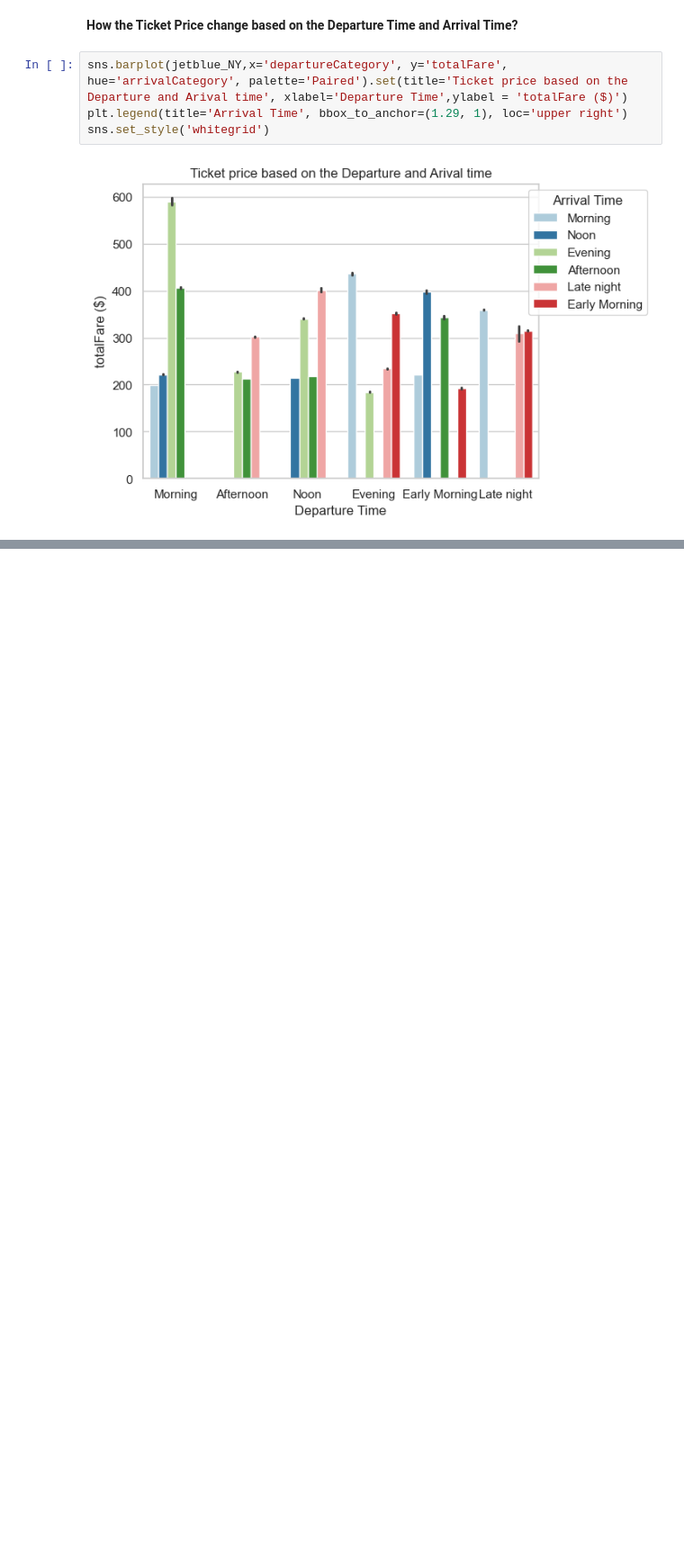
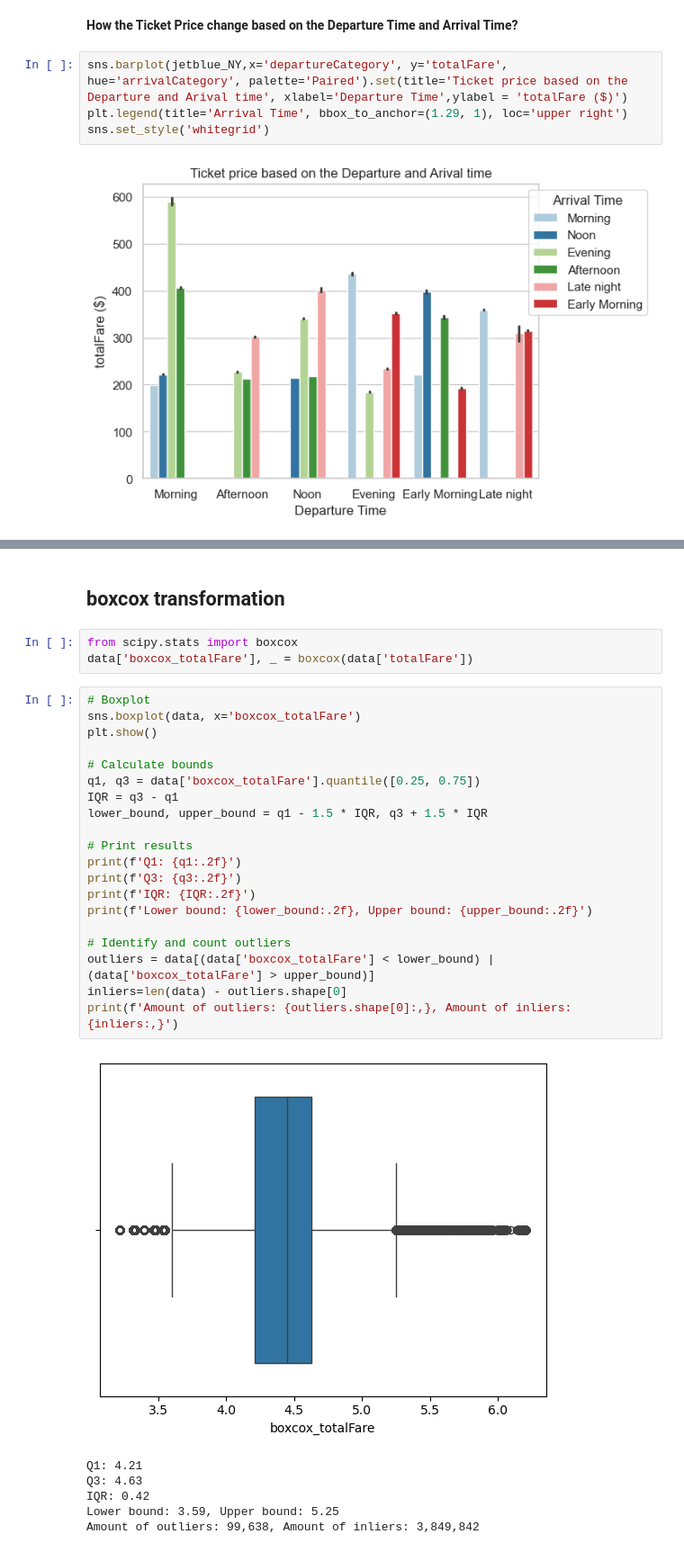
Before and after one commit to chriskuz/intro_to_python_project, a Jupyter notebook: src/IR-Plotting.ipynb, the cells around one changed output, grey strips where cells are left out. Shown at 90% size. Cells and saved outputs as stored; diff of their text form; blank space fills up the shorter version.

```diff
--- a/src/IR-Plotting.ipynb
+++ b/src/IR-Plotting.ipynb
@@ -82,0 +133,32 @@ sns.set_style('whitegrid')
+# %% [markdown]
+## boxcox transformation
+# %%
+from scipy.stats import boxcox
+data['boxcox_totalFare'], _ = boxcox(data['totalFare'])
+# %%
+# Boxplot
+sns.boxplot(data, x='boxcox_totalFare')
+plt.show()
+
+# Calculate bounds
+q1, q3 = data['boxcox_totalFare'].quantile([0.25, 0.75])
+IQR = q3 - q1
+lower_bound, upper_bound = q1 - 1.5 * IQR, q3 + 1.5 * IQR
+
+# Print results
+print(f'Q1: {q1:.2f}')
+print(f'Q3: {q3:.2f}')
+print(f'IQR: {IQR:.2f}')
+print(f'Lower bound: {lower_bound:.2f}, Upper bound: {upper_bound:.2f}')
+
+# Identify and count outliers
+outliers = data[(data['boxcox_totalFare'] < lower_bound) | (data['boxcox_totalFare'] > upper_bound)]
+inliers=len(data) - outliers.shape[0]
+print(f'Amount of outliers: {outliers.shape[0]:,}, Amount of inliers: {inliers:,}')
+# %% [output]
+[figure, added]
+Q1: 4.21
+Q3: 4.63
+IQR: 0.42
+Lower bound: 3.59, Upper bound: 5.25
+Amount of outliers: 99,638, Amount of inliers: 3,849,842
```
Also changed, not shown: parts of 22 cells of this notebook.
